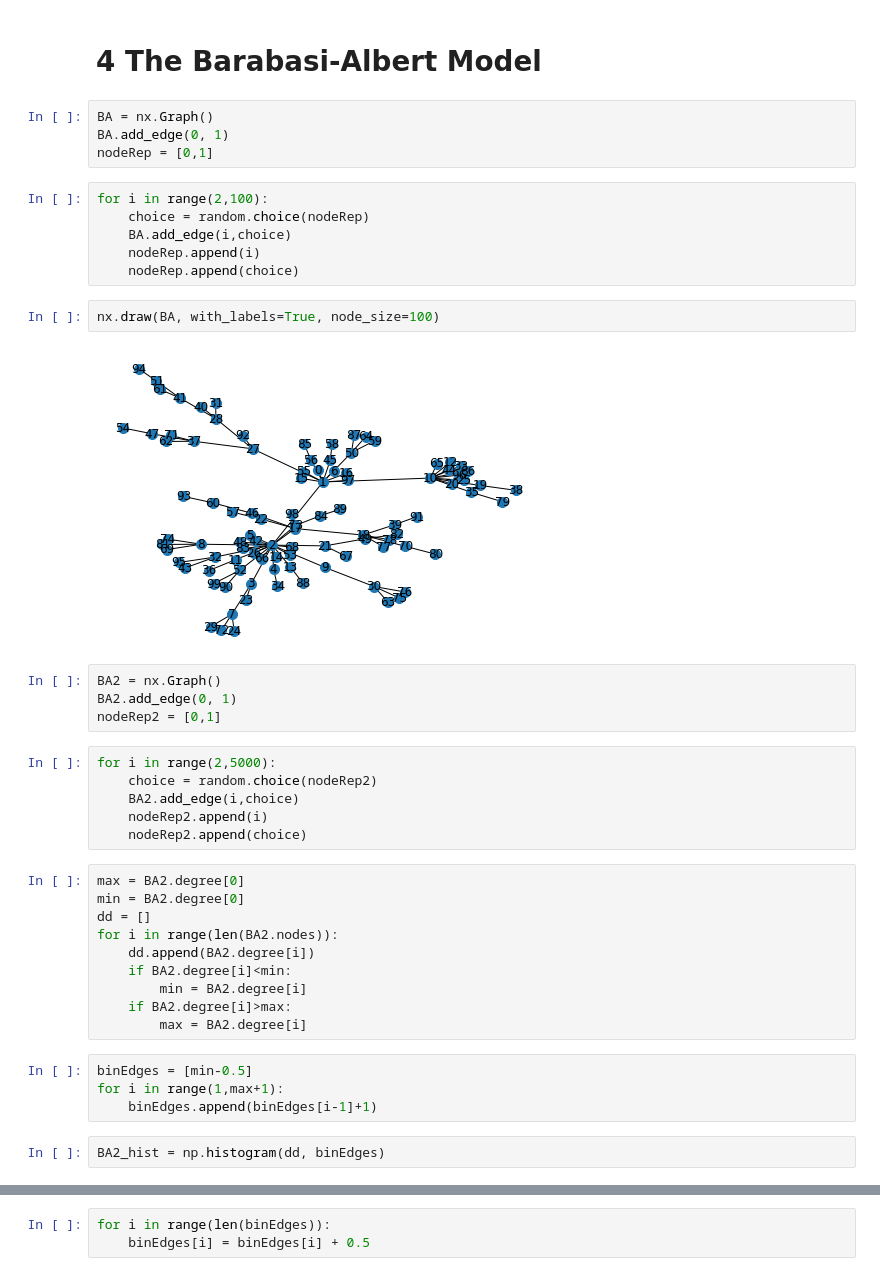
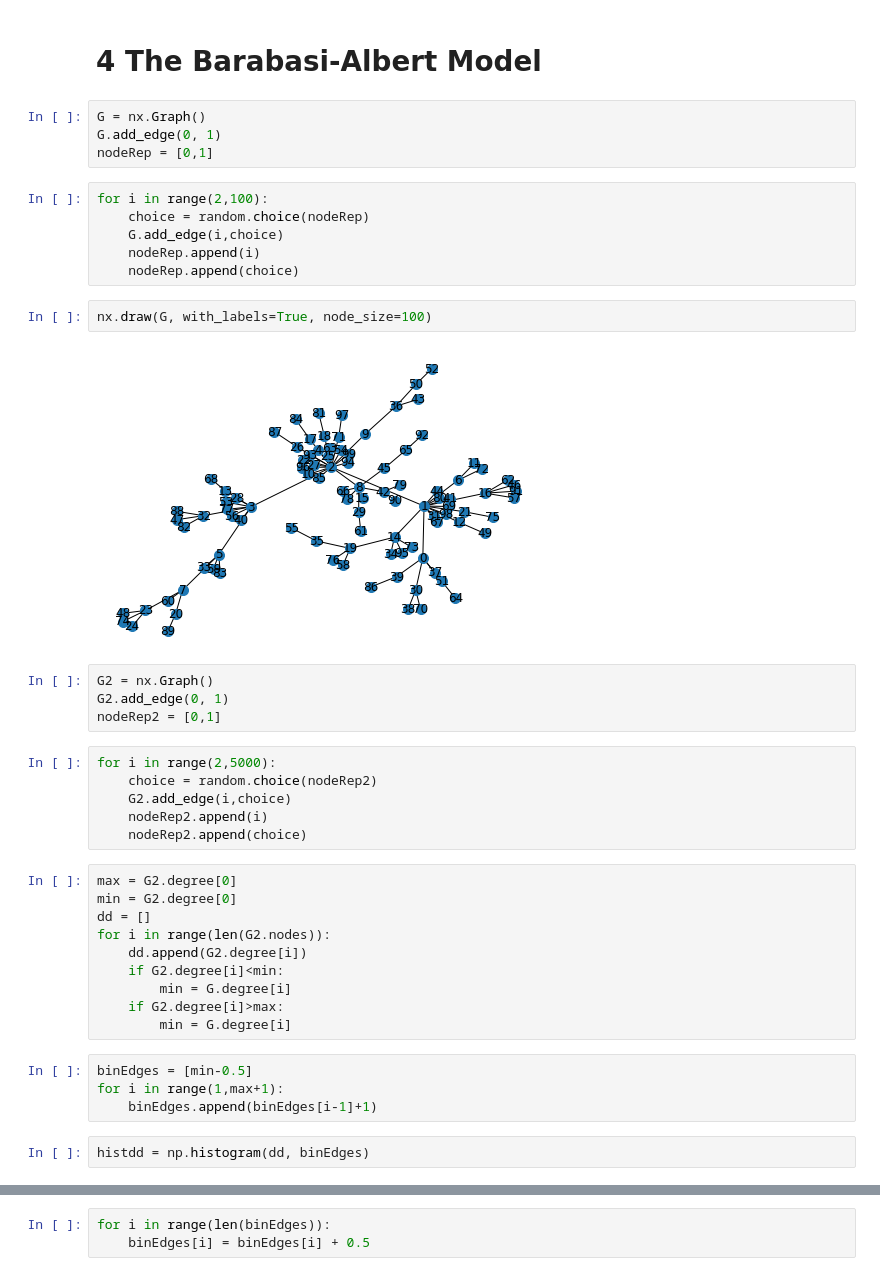
Before and after one commit to aperinus/SocialGraphs, a Jupyter notebook: Assignment1.ipynb, the cells around one changed output, grey strips where cells are left out. Saved outputs shown, nothing was run; the diff lists cells and outputs as text.

```diff
--- a/Assignment1.ipynb
+++ b/Assignment1.ipynb
@@ -178,43 +168,43 @@ KeyboardInterrupt:
 # %% [markdown]
 # 4 The Barabasi-Albert Model
 # %%
-BA = nx.Graph()
-BA.add_edge(0, 1)
+G = nx.Graph()
+G.add_edge(0, 1)
 nodeRep = [0,1]
 # %%
 for i in range(2,100):
     choice = random.choice(nodeRep)
-    BA.add_edge(i,choice)
+    G.add_edge(i,choice)
     nodeRep.append(i)
     nodeRep.append(choice)
 # %%
-nx.draw(BA, with_labels=True, node_size=100)
+nx.draw(G, with_labels=True, node_size=100)
 # %% [output]
-[figure, old version]
+[figure, new version]
 # %%
-BA2 = nx.Graph()
-BA2.add_edge(0, 1)
+G2 = nx.Graph()
+G2.add_edge(0, 1)
 nodeRep2 = [0,1]
 # %%
 for i in range(2,5000):
     choice = random.choice(nodeRep2)
-    BA2.add_edge(i,choice)
+    G2.add_edge(i,choice)
     nodeRep2.append(i)
     nodeRep2.append(choice)
 # %%
-max = BA2.degree[0]
-min = BA2.degree[0]
+max = G2.degree[0]
+min = G2.degree[0]
 dd = []
-for i in range(len(BA2.nodes)):
-    dd.append(BA2.degree[i])
-    if BA2.degree[i]<min:
-        min = BA2.degree[i]
-    if BA2.degree[i]>max:
-        max = BA2.degree[i]
+for i in range(len(G2.nodes)):
+    dd.append(G2.degree[i])
+    if G2.degree[i]<min:
+        min = G.degree[i]
+    if G2.degree[i]>max:
+        min = G.degree[i]
 # %%
 binEdges = [min-0.5]
 for i in range(1,max+1):
     binEdges.append(binEdges[i-1]+1)
 # %%
-BA2_hist = np.histogram(dd, binEdges)
+histdd = np.histogram(dd, binEdges)
 # %%
```
Also changed, not shown: parts of 27 cells of this notebook.
